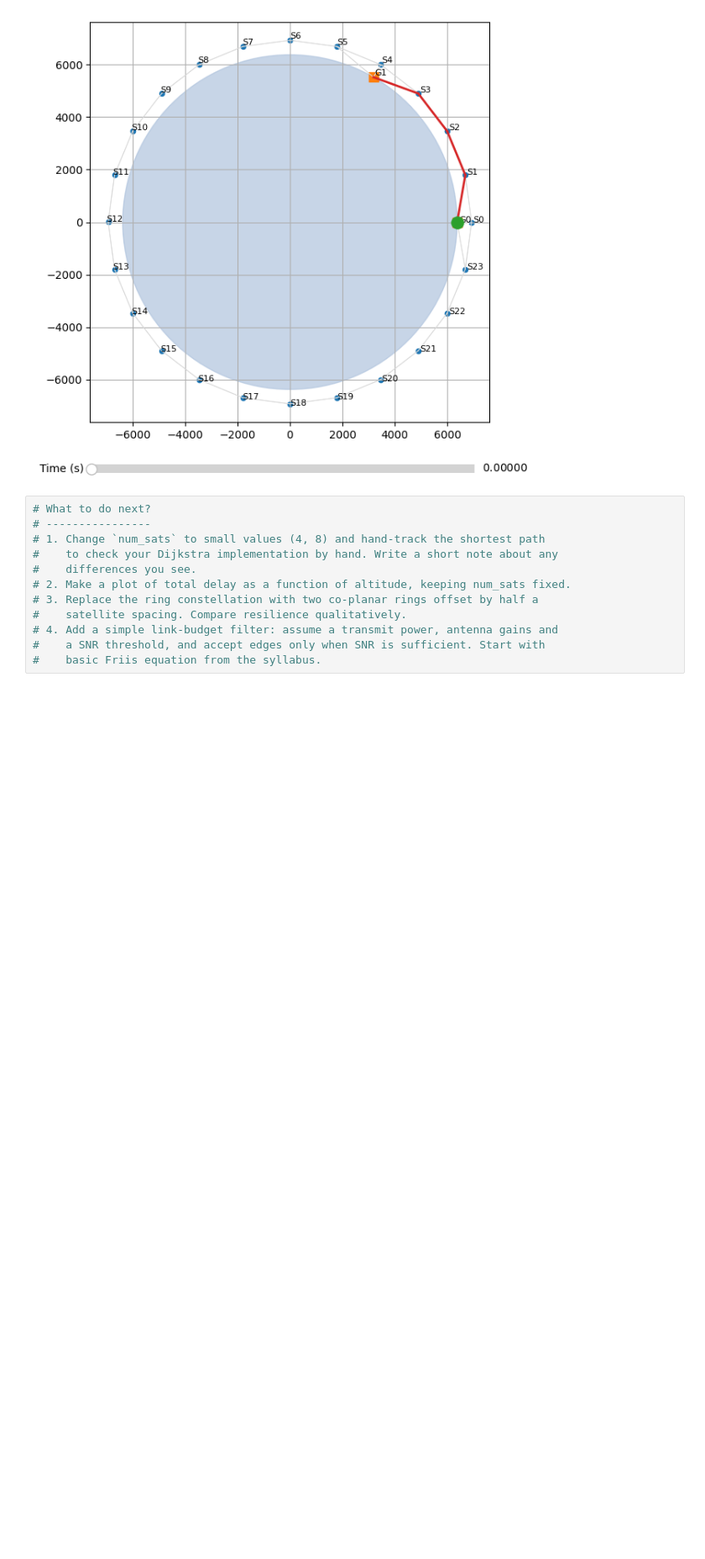
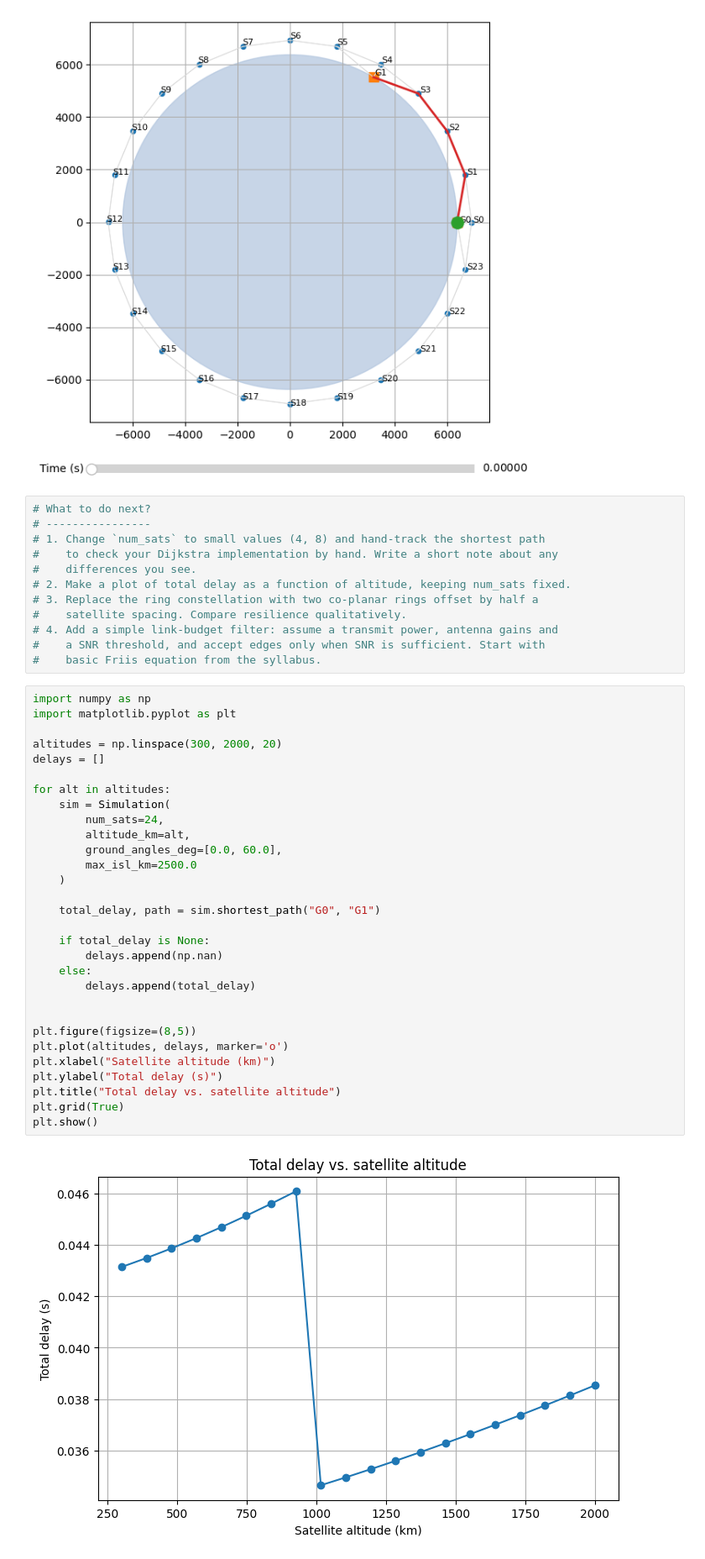
Before and after one commit to nasianikolova/Cluster-of-satellites, a Jupyter notebook: 2D-simple-network (scaffold).ipynb, the cells around one changed output. Shown at 84% size. Cells and saved outputs as stored; diff of their text form; blank space fills up the shorter version.

```diff
--- a/2D-simple-network (scaffold).ipynb
+++ b/2D-simple-network (scaffold).ipynb
@@ -424,3 +425,35 @@ Total delay: 0.044185883651807104
 # 4. Add a simple link-budget filter: assume a transmit power, antenna gains and
 #    a SNR threshold, and accept edges only when SNR is sufficient. Start with
 #    basic Friis equation from the syllabus.
+# %%
+import numpy as np
+import matplotlib.pyplot as plt
+
+altitudes = np.linspace(300, 2000, 20)
+delays = []
+
+for alt in altitudes:
+    sim = Simulation(
+        num_sats=24,
+        altitude_km=alt,
+        ground_angles_deg=[0.0, 60.0],
+        max_isl_km=2500.0
+    )
+
+    total_delay, path = sim.shortest_path("G0", "G1")
+
+    if total_delay is None:
+        delays.append(np.nan)
+    else:
+        delays.append(total_delay)
+
+
+plt.figure(figsize=(8,5))
+plt.plot(altitudes, delays, marker='o')
+plt.xlabel("Satellite altitude (km)")
+plt.ylabel("Total delay (s)")
+plt.title("Total delay vs. satellite altitude")
+plt.grid(True)
+plt.show()
+# %% [output]
+[figure, added]
```
Also changed, not shown: parts of 5 cells of this notebook, 1 other file.
